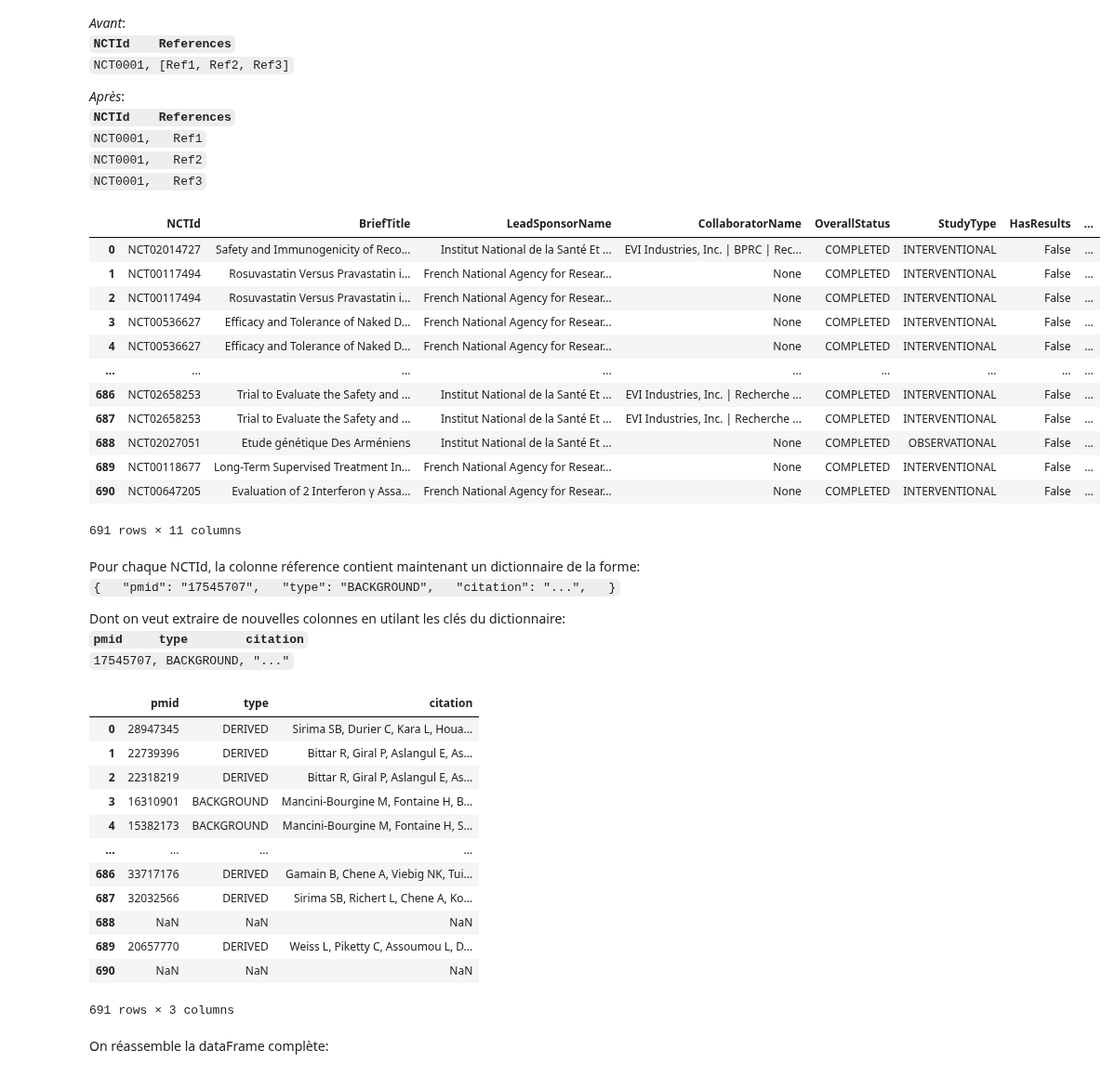
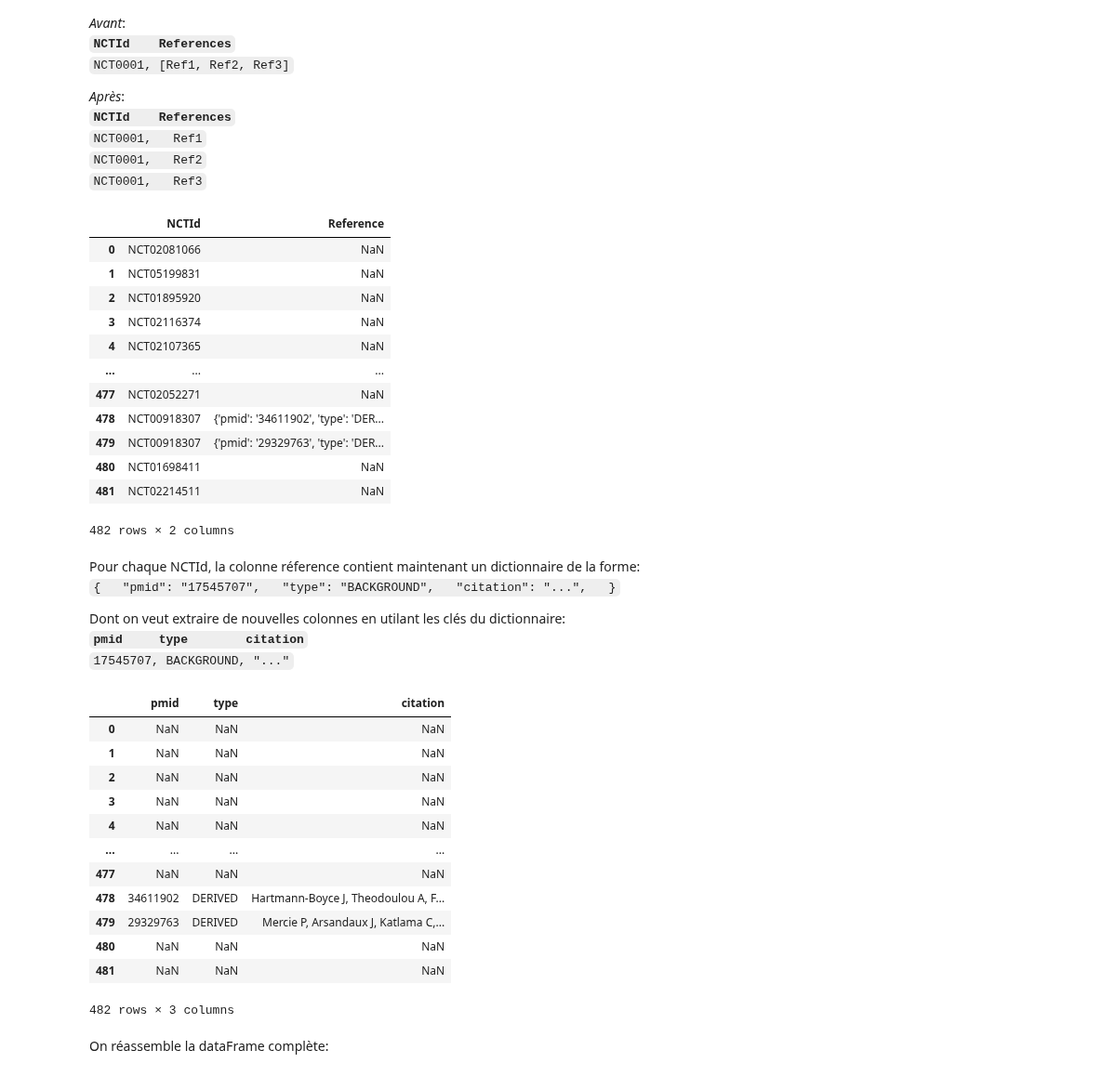
Before and after one commit to Inserm-IST/BSO-Inserm-Sante, a Jupyter notebook: 01_extraction_donnees_sante.ipynb, the cells around one changed output. Shown at 93% size. Cells and saved outputs as stored; diff of their text form; code cells hidden in the pictures.

```diff
--- a/01_extraction_donnees_sante.ipynb
+++ b/01_extraction_donnees_sante.ipynb
@@ -227,7 +242,7 @@ page_size = 1000
 # %% [markdown]
 #### URL api:
 # %%
-query_url = f'https://clinicaltrials.gov/api/v2/studies?format={format}&query.lead={sponsors_expr_v2}&filter.overallStatus={overall_status}&fields={fields_expr_v2}&countTotal={count_total}&pageSize={page_size}'
+query_url = f'https://clinicaltrials.gov/api/v2/studies?format={format}&query.lead={sponsors_expr_v2}&filter.overallStatus={overall_status}&fields={fields_expr_v2}&filter.advanced={date_expr}&countTotal={count_total}&pageSize={page_size}'
 query_url
 # %% [output]
 'https://clinicaltrials.gov/api/v2/studies?format=json&query.lead=anrs+OR+inserm+OR+institut+national+de+la+sant%C3%A9+et+de+la+recherche+m%C3%A9dicale+OR+french+national+agency+for+research+on+aids+a ...
@@ -369,21 +348,21 @@ Si par exemple, on a 3 références, on veut se retrouver avec 3 lignes, chacune
 `NCT0001,   Ref3`
 # %%
 df_ct = df_ct.explode('Reference', ignore_index=True)
-df_ct
+df_ct.loc[:, ['NCTId', 'Reference']]
 # %% [output]
-|  | NCTId | BriefTitle | LeadSponsorName | CollaboratorName | OverallStatus | StudyType | HasResults | ... |
-| 0 | NCT02014727 | Safety and Immunogenicity of Reco... | Institut National de la Santé Et ... | EVI Industries, Inc. | BPRC | Rec... | COMPLETED | INTERVENTIONAL | False | ... |
-| 1 | NCT00117494 | Rosuvastatin Versus Pravastatin i... | French National Agency for Resear... | None | COMPLETED | INTERVENTIONAL | False | ... |
-| 2 | NCT00117494 | Rosuvastatin Versus Pravastatin i... | French National Agency for Resear... | None | COMPLETED | INTERVENTIONAL | False | ... |
-| 3 | NCT00536627 | Efficacy and Tolerance of Naked D... | French National Agency for Resear... | None | COMPLETED | INTERVENTIONAL | False | ... |
-| 4 | NCT00536627 | Efficacy and Tolerance of Naked D... | French National Agency for Resear... | None | COMPLETED | INTERVENTIONAL | False | ... |
-| ... | ... | ... | ... | ... | ... | ... | ... | ... |
-| 686 | NCT02658253 | Trial to Evaluate the Safety and ... | Institut National de la Santé Et ... | EVI Industries, Inc. | Recherche ... | COMPLETED | INTERVENTIONAL | False | ... |
-| 687 | NCT02658253 | Trial to Evaluate the Safety and ... | Institut National de la Santé Et ... | EVI Industries, Inc. | Recherche ... | COMPLETED | INTERVENTIONAL | False | ... |
-| 688 | NCT02027051 | Etude génétique Des Arméniens | Institut National de la Santé Et ... | None | COMPLETED | OBSERVATIONAL | False | ... |
-| 689 | NCT00118677 | Long-Term Supervised Treatment In... | French National Agency for Resear... | None | COMPLETED | INTERVENTIONAL | False | ... |
-| 690 | NCT00647205 | Evaluation of 2 Interferon γ Assa... | French National Agency for Resear... | None | COMPLETED | INTERVENTIONAL | False | ... |
+|  | NCTId | Reference |
+| 0 | NCT02081066 | NaN |
+| 1 | NCT05199831 | NaN |
+| 2 | NCT01895920 | NaN |
+| 3 | NCT02116374 | NaN |
+| 4 | NCT02107365 | NaN |
+| ... | ... | ... |
+| 477 | NCT02052271 | NaN |
+| 478 | NCT00918307 | {'pmid': '34611902', 'type': 'DER... |
+| 479 | NCT00918307 | {'pmid': '29329763', 'type': 'DER... |
+| 480 | NCT01698411 | NaN |
+| 481 | NCT02214511 | NaN |
-691 rows × 11 columns
+482 rows × 2 columns
 # %% [markdown]
 Pour chaque NCTId, la colonne réference contient maintenant un dictionnaire de la forme:
 `{
@@ -400,18 +379,18 @@ df_ct_references = pd.json_normalize(df_ct.pop('Reference'))
 df_ct_references
 # %% [output]
 |  | pmid | type | citation |
-| 0 | 28947345 | DERIVED | Sirima SB, Durier C, Kara L, Houa... |
-| 1 | 22739396 | DERIVED | Bittar R, Giral P, Aslangul E, As... |
-| 2 | 22318219 | DERIVED | Bittar R, Giral P, Aslangul E, As... |
-| 3 | 16310901 | BACKGROUND | Mancini-Bourgine M, Fontaine H, B... |
-| 4 | 15382173 | BACKGROUND | Mancini-Bourgine M, Fontaine H, S... |
+| 0 | NaN | NaN | NaN |
+| 1 | NaN | NaN | NaN |
+| 2 | NaN | NaN | NaN |
+| 3 | NaN | NaN | NaN |
+| 4 | NaN | NaN | NaN |
 | ... | ... | ... | ... |
-| 686 | 33717176 | DERIVED | Gamain B, Chene A, Viebig NK, Tui... |
-| 687 | 32032566 | DERIVED | Sirima SB, Richert L, Chene A, Ko... |
-| 688 | NaN | NaN | NaN |
-| 689 | 20657770 | DERIVED | Weiss L, Piketty C, Assoumou L, D... |
-| 690 | NaN | NaN | NaN |
+| 477 | NaN | NaN | NaN |
+| 478 | 34611902 | DERIVED | Hartmann-Boyce J, Theodoulou A, F... |
+| 479 | 29329763 | DERIVED | Mercie P, Arsandaux J, Katlama C,... |
+| 480 | NaN | NaN | NaN |
+| 481 | NaN | NaN | NaN |
-691 rows × 3 columns
+482 rows × 3 columns
 # %% [markdown]
 On réassemble la dataFrame complète:
 # %%
```
Also changed, not shown: parts of 40 cells of this notebook, 2 other files.
